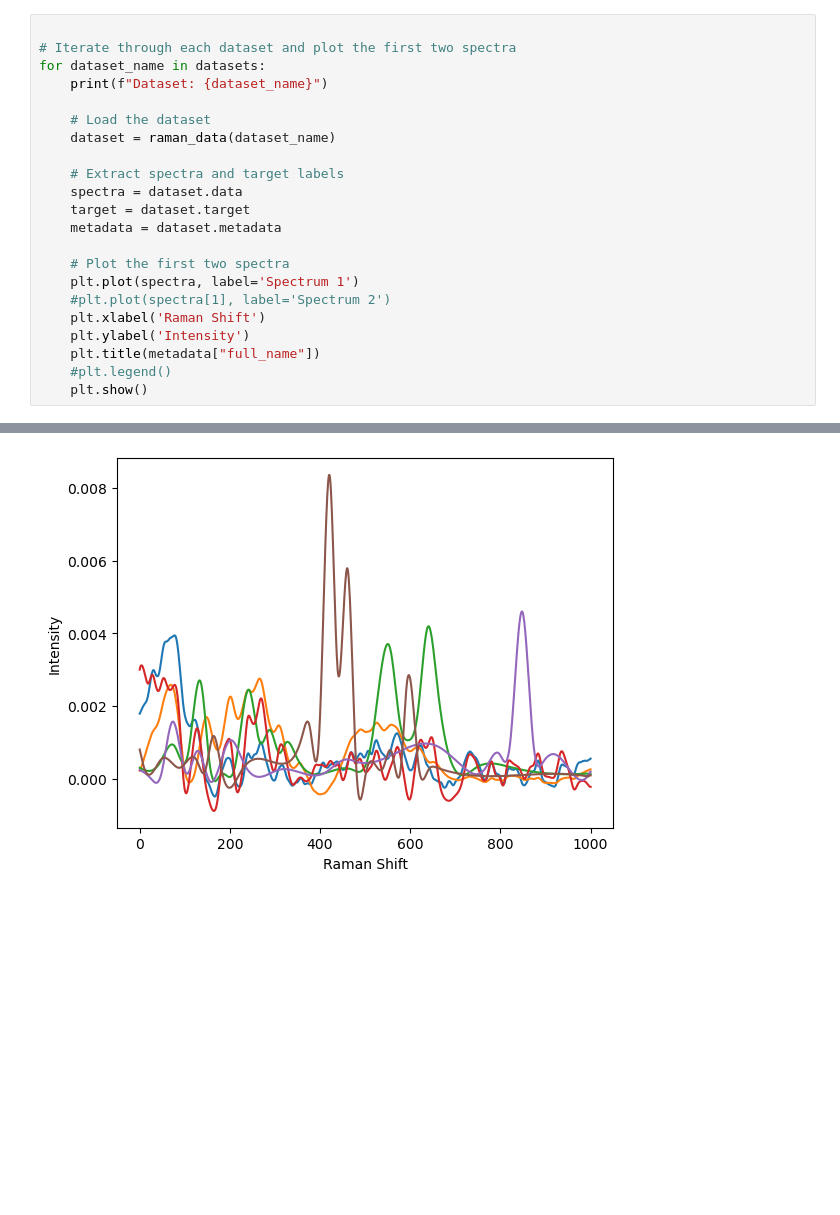
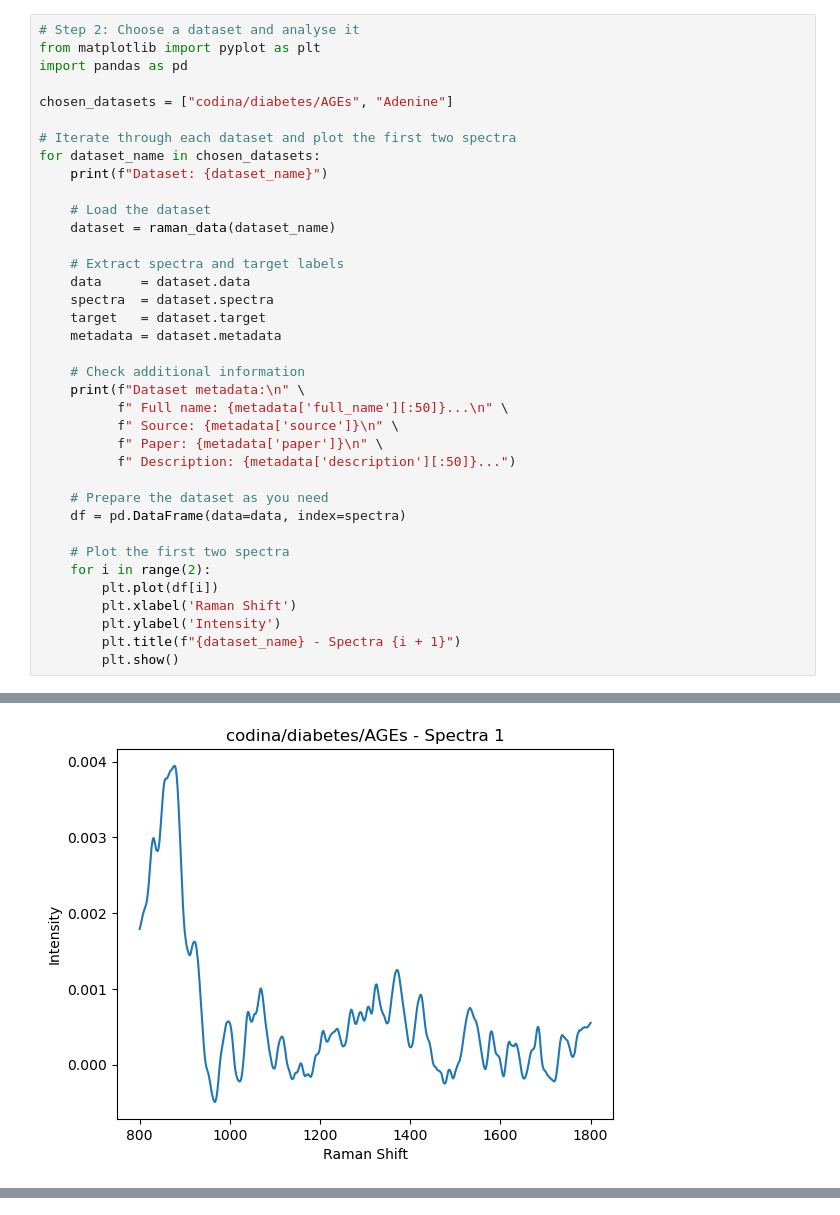
Before and after one commit to ml-lab-htw/raman_data, a Jupyter notebook: demo.ipynb, the cells around one changed output, grey strips where cells are left out. Drawn from its saved outputs; the diff is of its cells as text; blank space fills up the shorter version.

Commit message:
Improved jupyter notebook Added comments and more datasets infos to display. Also added exporting TASK_TYPE enum for external usage.

```diff
--- a/demo.ipynb
+++ b/demo.ipynb
@@ -30,25 +54,40 @@ datasets
 # %%
+# Step 2: Choose a dataset and analyse it
+from matplotlib import pyplot as plt
+import pandas as pd
+
+chosen_datasets = ["codina/diabetes/AGEs", "Adenine"]
 
 # Iterate through each dataset and plot the first two spectra
-for dataset_name in datasets:
+for dataset_name in chosen_datasets:
     print(f"Dataset: {dataset_name}")
 
     # Load the dataset
     dataset = raman_data(dataset_name)
 
     # Extract spectra and target labels
-    spectra = dataset.data
-    target = dataset.target
+    data     = dataset.data
+    spectra  = dataset.spectra
+    target   = dataset.target
     metadata = dataset.metadata
 
+    # Check additional information
+    print(f"Dataset metadata:\n" \
+          f" Full name: {metadata['full_name'][:50]}...\n" \
+          f" Source: {metadata['source']}\n" \
+          f" Paper: {metadata['paper']}\n" \
+          f" Description: {metadata['description'][:50]}...")
+
+    # Prepare the dataset as you need
+    df = pd.DataFrame(data=data, index=spectra)
+
     # Plot the first two spectra
-    plt.plot(spectra, label='Spectrum 1')
-    #plt.plot(spectra[1], label='Spectrum 2')
-    plt.xlabel('Raman Shift')
-    plt.ylabel('Intensity')
-    plt.title(metadata["full_name"])
-    #plt.legend()
-    plt.show()
+    for i in range(2):
+        plt.plot(df[i])
+        plt.xlabel('Raman Shift')
+        plt.ylabel('Intensity')
+        plt.title(f"{dataset_name} - Spectra {i + 1}")
+        plt.show()
 # %% [output]
 Dataset: codina/diabetes/AGEs
 Loading Kaggle dataset from default folder (~/.cache/kagglehub)
@@ -54,0 +99 @@ Loading Kaggle dataset from default folder (~/.cache/kagglehub)
+[figure, new version]
@@ -56 +106,0 @@ AttributeError: 'dict' object has no attribute 'full_name'
-[figure, old version]
```
Also changed, not shown: parts of 6 cells of this notebook, 1 other file.
